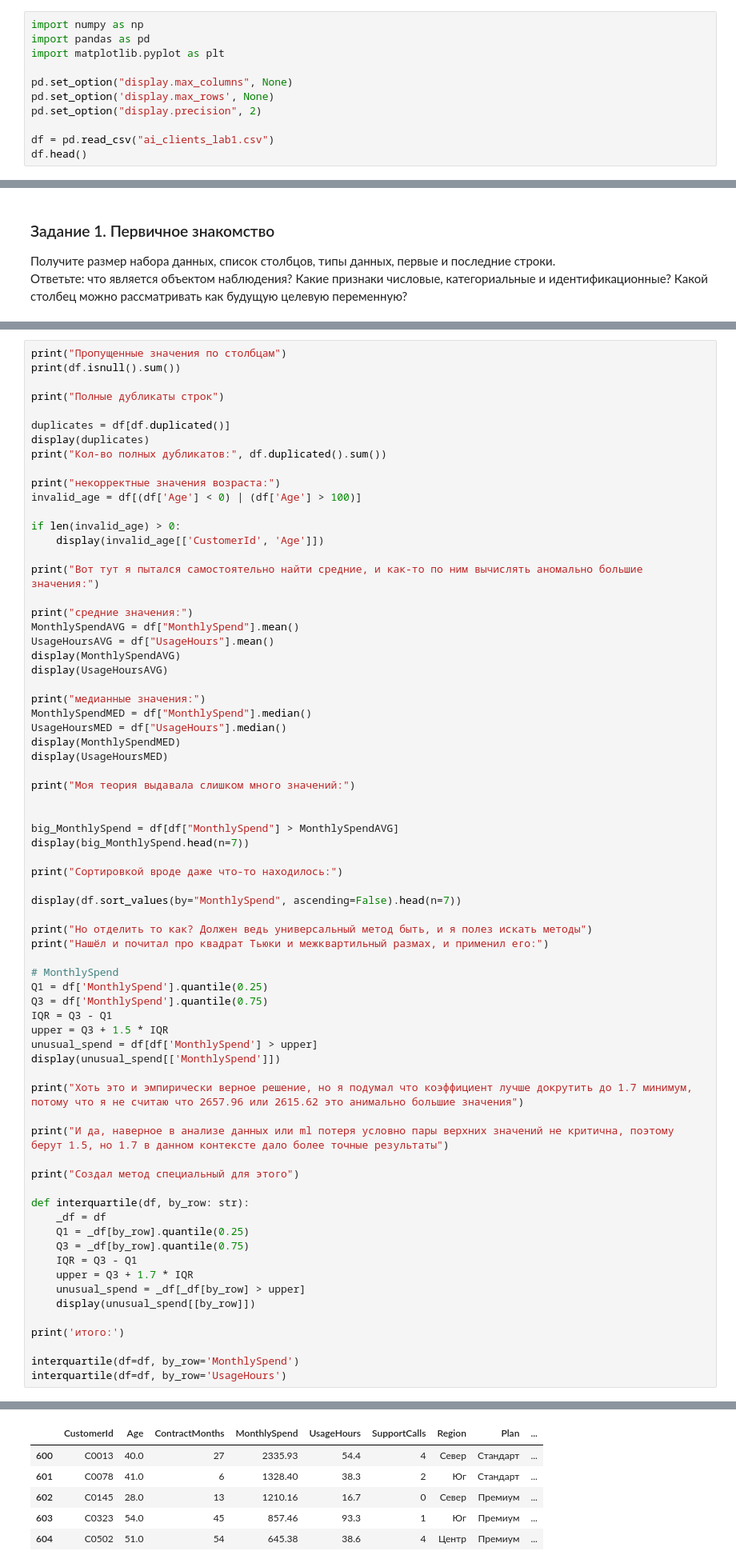
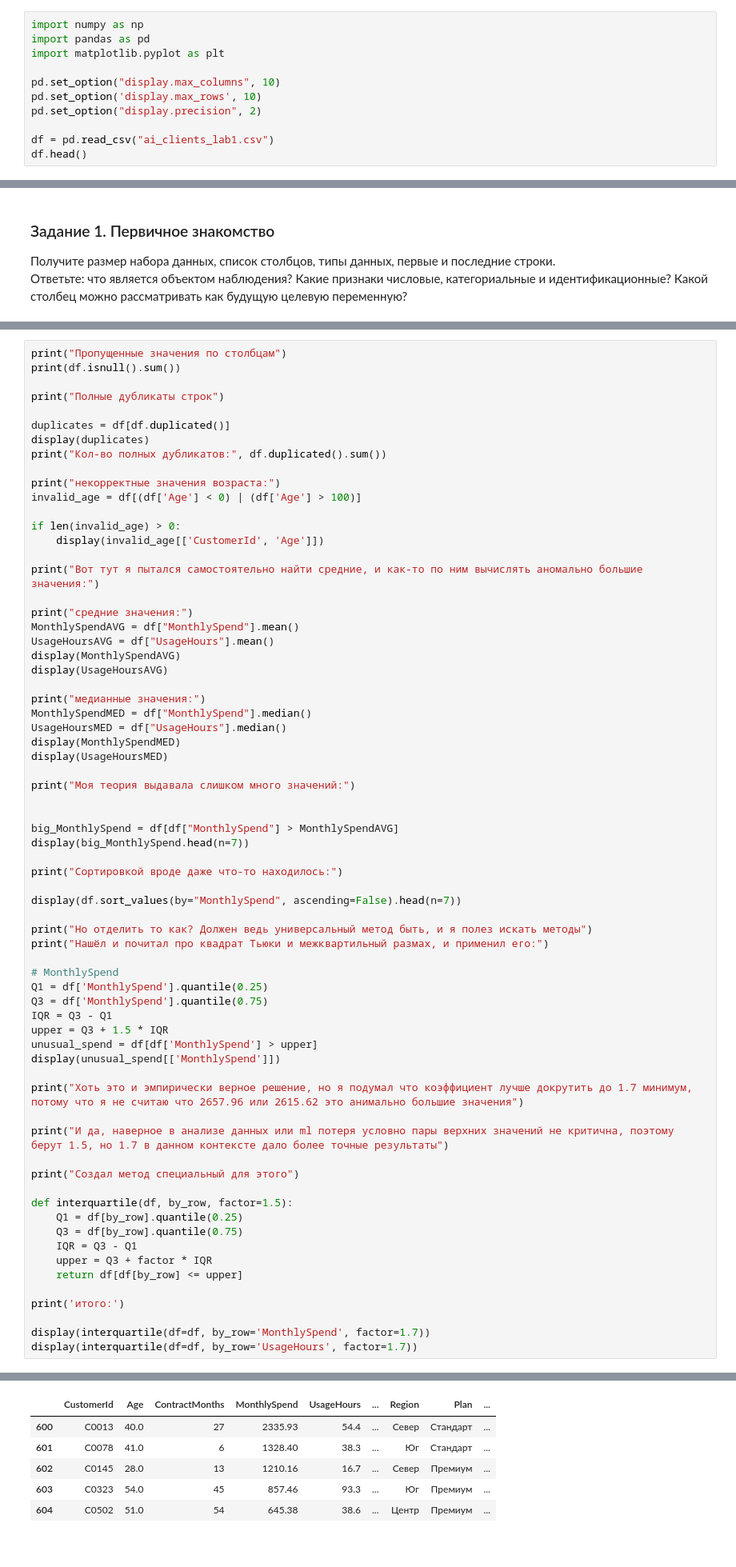
Before and after one commit to PurpleSwtr/asu-ai-environment, a Jupyter notebook: labs/lab1/lab1.ipynb, the cells around one changed output, grey strips where cells are left out. Shown at 80% size. Saved outputs shown, nothing was run; the diff lists cells and outputs as text.

```diff
--- a/labs/lab1/lab1.ipynb
+++ b/labs/lab1/lab1.ipynb
@@ -12,8 +12,8 @@ import numpy as np
 import pandas as pd
 import matplotlib.pyplot as plt
 
-pd.set_option("display.max_columns", None)
-pd.set_option('display.max_rows', None)
+pd.set_option("display.max_columns", 10)
+pd.set_option('display.max_rows', 10)
 pd.set_option("display.precision", 2)
 
 df = pd.read_csv("ai_clients_lab1.csv")
@@ -136,19 +137,17 @@ print("И да, наверное в анализе данных или ml пот
 
 print("Создал метод специальный для этого")
 
-def interquartile(df, by_row: str):
-    _df = df
-    Q1 = _df[by_row].quantile(0.25)
-    Q3 = _df[by_row].quantile(0.75)
+def interquartile(df, by_row, factor=1.5):
+    Q1 = df[by_row].quantile(0.25)
+    Q3 = df[by_row].quantile(0.75)
     IQR = Q3 - Q1
-    upper = Q3 + 1.7 * IQR
-    unusual_spend = _df[_df[by_row] > upper]
-    display(unusual_spend[[by_row]])
+    upper = Q3 + factor * IQR
+    return df[df[by_row] <= upper]
 
 print('итого:')
 
-interquartile(df=df, by_row='MonthlySpend')
-interquartile(df=df, by_row='UsageHours')
+display(interquartile(df=df, by_row='MonthlySpend', factor=1.7))
+display(interquartile(df=df, by_row='UsageHours', factor=1.7))
 # %% [output]
 Пропущенные значения по столбцам
 CustomerId         0
@@ -166,7 +165,7 @@ dtype: int64
 Полные дубликаты строк
-|  | CustomerId | Age | ContractMonths | MonthlySpend | UsageHours | SupportCalls | Region | Plan | ... |
-| 600 | C0013 | 40.0 | 27 | 2335.93 | 54.4 | 4 | Север | Стандарт | ... |
-| 601 | C0078 | 41.0 | 6 | 1328.40 | 38.3 | 2 | Юг | Стандарт | ... |
-| 602 | C0145 | 28.0 | 13 | 1210.16 | 16.7 | 0 | Север | Премиум | ... |
-| 603 | C0323 | 54.0 | 45 | 857.46 | 93.3 | 1 | Юг | Премиум | ... |
-| 604 | C0502 | 51.0 | 54 | 645.38 | 38.6 | 4 | Центр | Премиум | ... |
+|  | CustomerId | Age | ContractMonths | MonthlySpend | UsageHours | ... | Region | Plan | ... |
+| 600 | C0013 | 40.0 | 27 | 2335.93 | 54.4 | ... | Север | Стандарт | ... |
+| 601 | C0078 | 41.0 | 6 | 1328.40 | 38.3 | ... | Юг | Стандарт | ... |
+| 602 | C0145 | 28.0 | 13 | 1210.16 | 16.7 | ... | Север | Премиум | ... |
+| 603 | C0323 | 54.0 | 45 | 857.46 | 93.3 | ... | Юг | Премиум | ... |
+| 604 | C0502 | 51.0 | 54 | 645.38 | 38.6 | ... | Центр | Премиум | ... |
```
Also changed, not shown: parts of 4 cells of this notebook.
